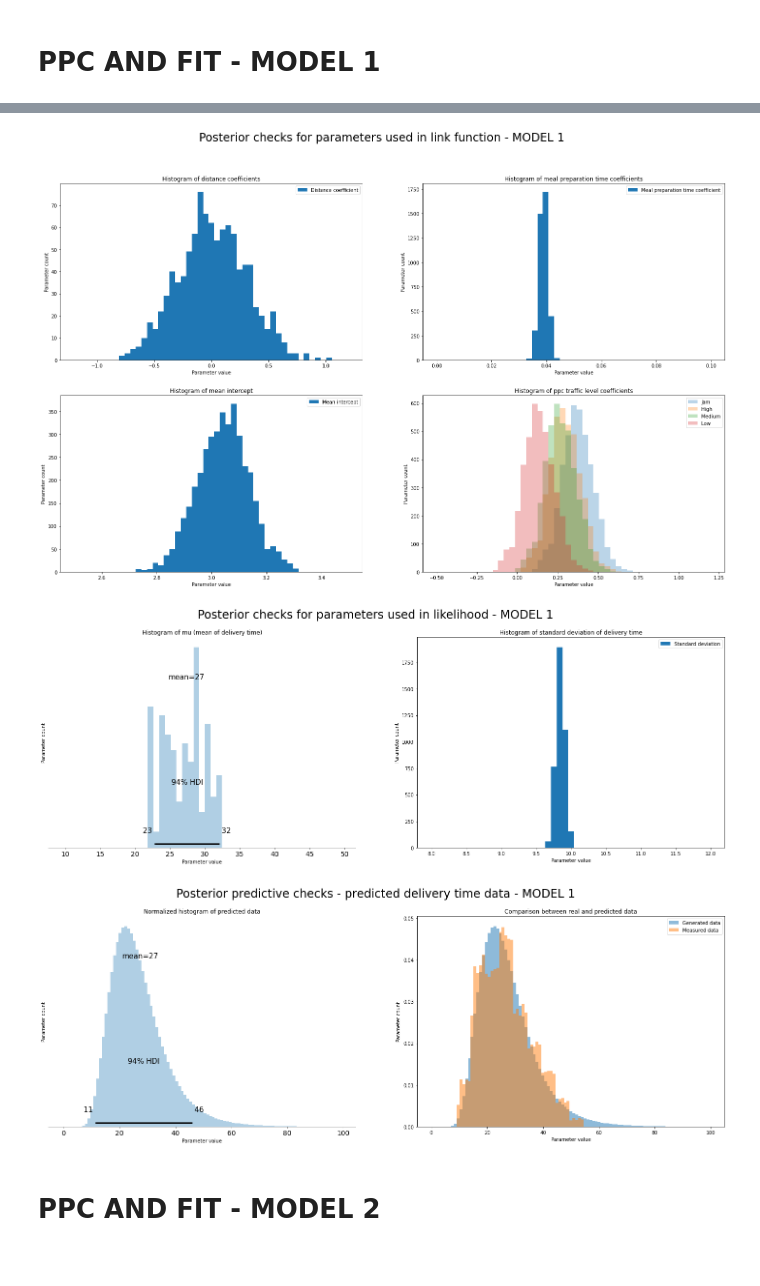
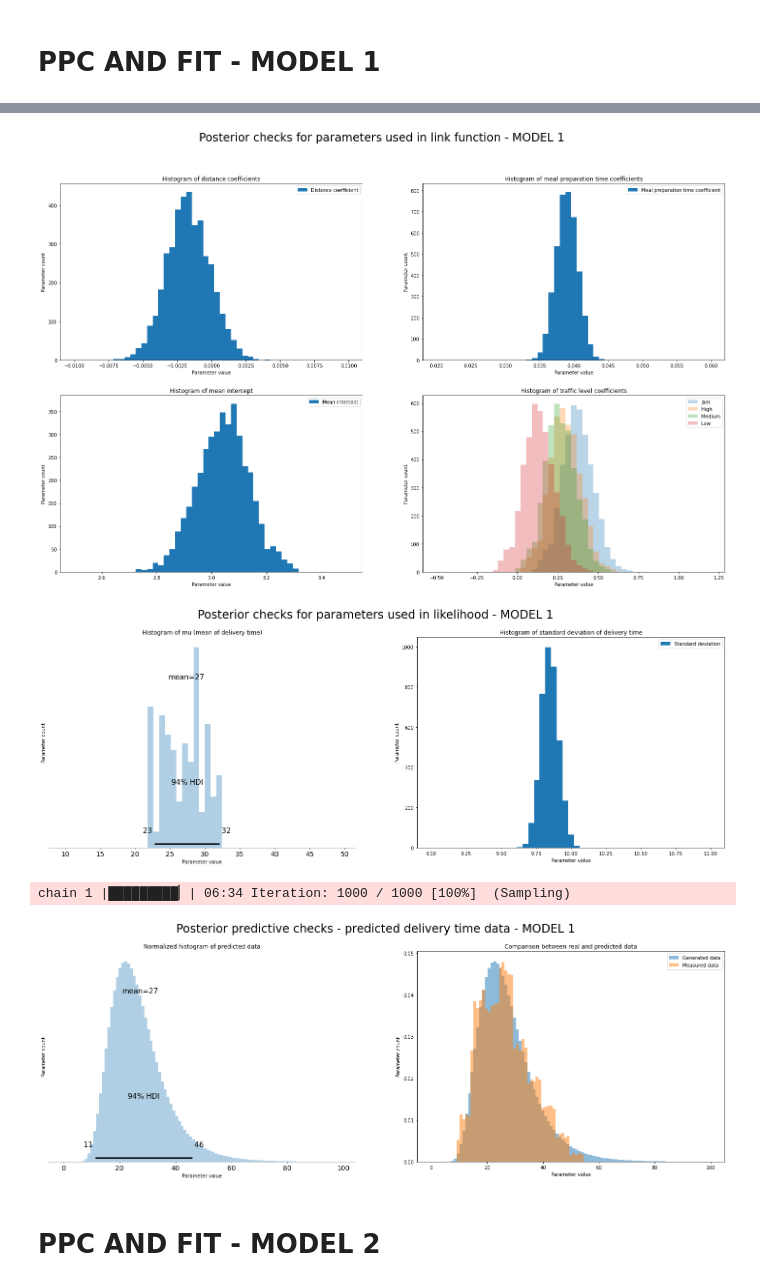
Before and after one commit to justynagibas/data_analytics_project, a Jupyter notebook: basic_model.ipynb, the cells around one changed output, grey strips where cells are left out. Cells and saved outputs as stored; diff of their text form; code cells hidden in the pictures.

```diff
--- a/basic_model.ipynb
+++ b/basic_model.ipynb
@@ -190,7 +283,7 @@ fig.suptitle("Posterior checks for parameters used in link function - MODEL 1",
 model1_fit_distance_coeff = model1_sample.stan_variable('distance_coeff')
 
 # plot distance coeff
-ax[0,0].hist(model1_ppc_distance_coeff,label="Distance coefficient", bins=np.linspace(-1.2,1.2,50))
+ax[0,0].hist(model1_fit_distance_coeff,label="Distance coefficient", bins=np.linspace(-0.01,0.01,50))
 ax[0,0].legend()
 ax[0,0].set_xlabel("Parameter value")
 ax[0,0].set_ylabel("Parameter count")
@@ -200,7 +293,7 @@ ax[0,0].set_title("Histogram of distance coefficients")
 model1_fit_meal_prep_coeff = model1_sample.stan_variable('meal_prep_coeff')
 
 # plot meal_prep_coeff coeff
-ax[0,1].hist(model1_fit_meal_prep_coeff,label="Meal preparation time coefficient", bins=np.linspace(0,0.1,50))
+ax[0,1].hist(model1_fit_meal_prep_coeff,label="Meal preparation time coefficient", bins=np.linspace(0.02,0.06,50))
 ax[0,1].legend()
 ax[0,1].set_xlabel("Parameter value")
 ax[0,1].set_ylabel("Parameter count")
@@ -227,8 +320,11 @@ ax[1,1].hist(model1_fit_traffic_coeff[:,3],label="Low", alpha=0.3, bins=np.linsp
 ax[1,1].legend()
 ax[1,1].set_xlabel("Parameter value")
 ax[1,1].set_ylabel("Parameter count")
-ax[1,1].set_title("Histogram of ppc traffic level coefficients")
+ax[1,1].set_title("Histogram of traffic level coefficients")
 plt.show()
+
+# save plot
+fig.savefig('plots/model1/link_params_fit.png', facecolor='w')
 
 #-------------------------------------PARAMS FOR MODEL-------------------------------------------------
 # plot preparation
@@ -249,48 +345,49 @@ ax1[0].set_title("Histogram of mu (mean of delivery time)")
 model1_fit_sigma = model1_sample.stan_variable('sigma')
 
 # plot meal_prep_coeff coeff
-ax1[1].hist(model1_fit_sigma,label="Standard deviation", bins=np.linspace(8,12,50))
+ax1[1].hist(model1_fit_sigma,label="Standard deviation", bins=np.linspace(9,11,50))
 ax1[1].legend()
 ax1[1].set_xlabel("Parameter value")
 ax1[1].set_ylabel("Parameter count")
 ax1[1].set_title("Histogram of standard deviation of delivery time")
 plt.show()
+
+# save plot
+fig1.savefig('plots/model1/model_params_fit.png', facecolor='w')
 
 #--------------------------------------PPC MEASUREMENTS------------------------------------------------------
 
 fig2, ax2= plt.subplots(1,2, figsize=(25,8))
 fig2.suptitle("Posterior predictive checks - predicted delivery time data - MODEL 1", fontsize=24)
 
 # get measurements
 model1_fit_measurements = model1_sample.stan_variable('delivery_time').flatten()  # flatten makes it row/column vector (one of these)
 
 # set bins
 bins = np.linspace(0, 100, 100)
 
 az.plot_posterior(model1_fit_measurements, kind='hist', ax=ax2[0], bins=bins, group='prior', backend="matplotlib")
 ax2[0].set_xlabel("Parameter value")
 ax2[0].set_ylabel("Parameter count")
 ax2[0].set_title("Normalized histogram of predicted data")
 
 # plot measurements
 ax2[1].hist(model1_fit_measurements, density=True, bins=bins,  alpha=0.5, label="Generated data")
 
 # compare with real data, density set to True because each data point sampled 999 times
 ax2[1].hist(train_df["Time_taken(min)"], density=True, bins=bins, alpha=0.5, label="Measured data")
 ax2[1].legend()
 ax2[1].set_xlabel("Parameter value")
 ax2[1].set_ylabel("Parameter count")
 ax2[1].set_title("Comparison between real and predicted data")
 plt.show()
 
-# display summary
-model1_sample.summary()
-
-# delete model 1 from memory (it weighs around 4GBs...)
-del model1_sample
+# save plot
+fig2.savefig('plots/model1/sampled_data_fit.png', facecolor='w')
 # %% [output]
-[figure, old version]
+[figure, new version]
-[figure, old version]
+[figure, new version]
+chain 1 |█████████▏| 06:34 Iteration: 1000 / 1000 [100%]  (Sampling)
 [figure]
 # %% [markdown]
 # PPC AND FIT - MODEL 2
```
Also changed, not shown: parts of 18 cells of this notebook.
